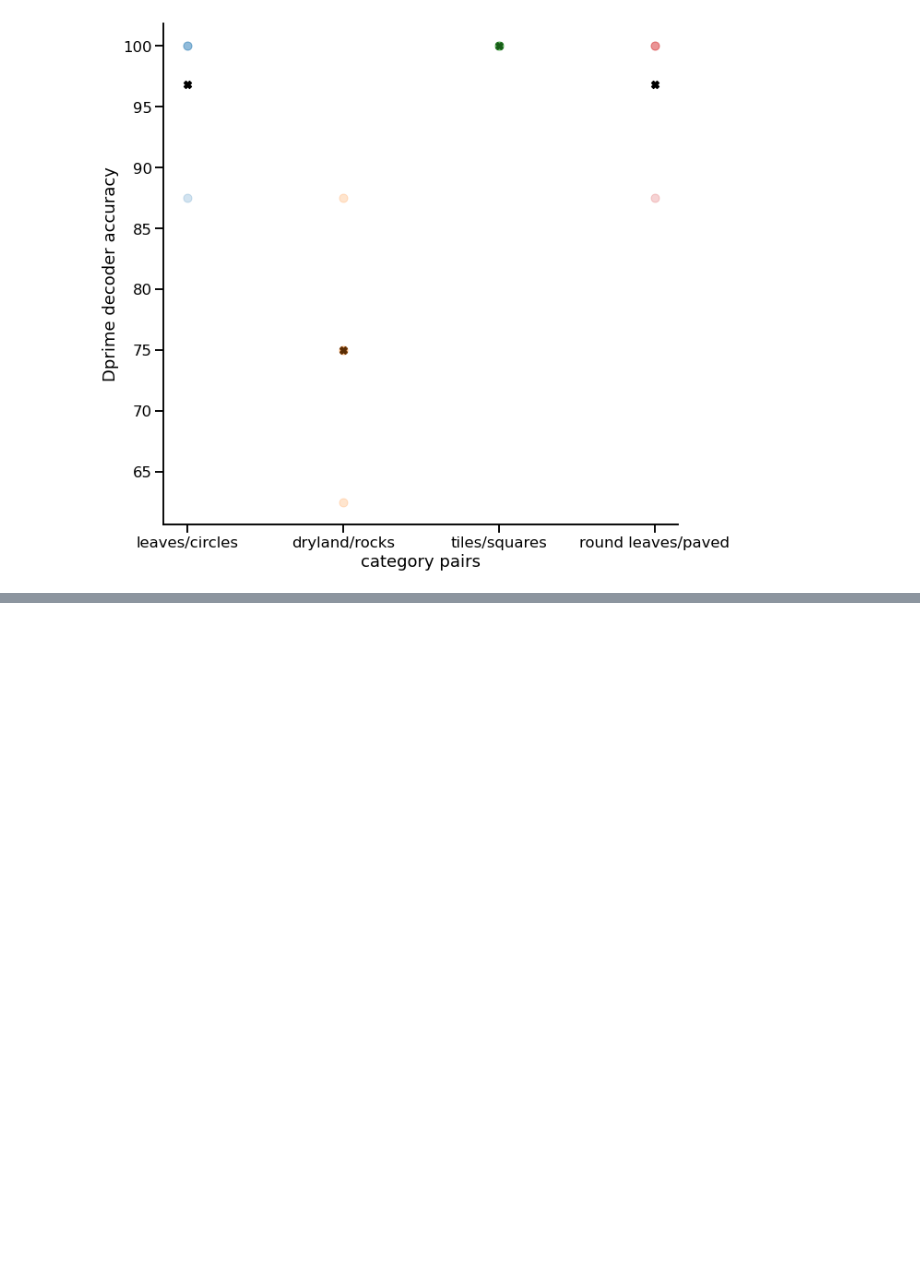
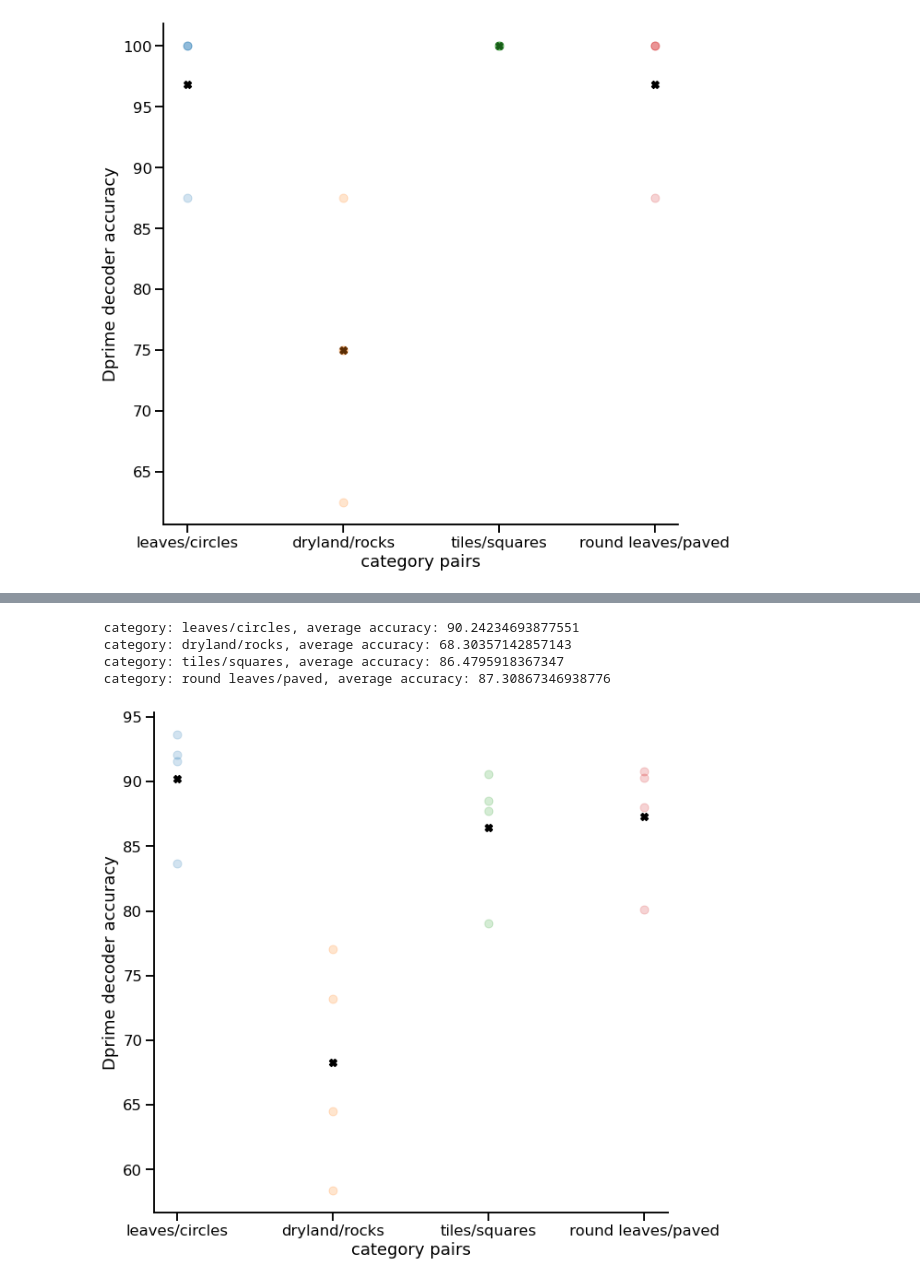
Before and after one commit to NunezKant/Dprime, a Jupyter notebook: PassiveStim/scripts/Dprime_decoder.ipynb, the cells around one changed output, grey strips where cells are left out. Drawn from its saved outputs; the diff is of its cells as text; code cells hidden in the pictures; blank space fills up the shorter version.

Commit message:
decoder with and without averaging

```diff
--- a/PassiveStim/scripts/Dprime_decoder.ipynb
+++ b/PassiveStim/scripts/Dprime_decoder.ipynb
@@ -204,7 +204,7 @@ for category in train_category:
         decoder = DprimeDecoder(samples_per_category=samples_per_cat, train_exemplar=texture, threshold=0.5)
         decoder.fit(X_train, iplane, zstack=2)
         decoder.test(X_test, iplane, zstack=2)
-        acc = decoder.score()
+        acc = decoder.score(avg_test_reps = True)
         print(f" category: {categories_dict[str(category)]}, exemplar trained: {texture}, accuracy: {acc}")
         accurracy.append(acc)
 accurracy = np.array(accurracy).reshape(4,4)
@@ -252,0 +255,19 @@ sns.despine()
+# %%
+train_category = np.arange(0,8,2)  # always even, since the even categories are the postive texture (rewarded) for each pair , and it takes automatically the next category as a the negative one.
+train_texture = np.arange(4)
+accurracy = []
+for category in train_category:
+    for texture in train_texture:
+        decoder_stimuli = np.zeros((8, neurons_atframes.shape[0], idx_4x8.shape[1]))
+        train_idx = category * samples_per_cat
+        for exemplar in range(8):
+            decoder_stimuli[exemplar] = neurons_atframes[:, idx_4x8[train_idx+exemplar]]
+        X_train = decoder_stimuli[:, :, ::2] #Even repeats for training
+        X_test = decoder_stimuli[:, :, 1::2] #Odd repeats for testing
+        decoder = DprimeDecoder(samples_per_category=samples_per_cat, train_exemplar=texture, threshold=0.5)
+        decoder.fit(X_train, iplane, zstack=2)
+        decoder.test(X_test, iplane, zstack=2)
+        acc = decoder.score(avg_test_reps = False)
+        print(f" category: {categories_dict[str(category)]}, exemplar trained: {texture}, accuracy: {acc}")
+        accurracy.append(acc)
+accurracy = np.array(accurracy).reshape(4,4)
@@ -252,0 +291,24 @@ sns.despine()
+# %%
+category_pairs = ["leaves/circles","dryland/rocks","tiles/squares","round leaves/paved"]
+for cat in range(4):
+    acc = accurracy[cat].mean(-1)
+    print(f" category: {category_pairs[cat]}, average accuracy: {acc}")
+# %% [output]
+ category: leaves/circles, average accuracy: 90.24234693877551
+ category: dryland/rocks, average accuracy: 68.30357142857143
+ category: tiles/squares, average accuracy: 86.4795918367347
+ category: round leaves/paved, average accuracy: 87.30867346938776
+# %%
+sns.set_context("talk")
+plt.figure(figsize=(10,10))
+for cat in range(4):
+    y = accurracy[cat,:]
+    x = np.ones(4) * cat
+    plt.plot(x,y, "o", alpha = 0.2)
+    plt.scatter(x[0],y.mean(),marker="X",c="k",s=60)
+plt.ylabel("Dprime decoder accuracy")
+plt.xticks([0,1,2,3],["leaves/circles", "dryland/rocks", "tiles/squares", "round leaves/paved"])
+plt.xlabel("category pairs");
+sns.despine()
+# %% [output]
+[figure, added]
```
Also changed, not shown: parts of 2 cells of this notebook, 1 other file.
